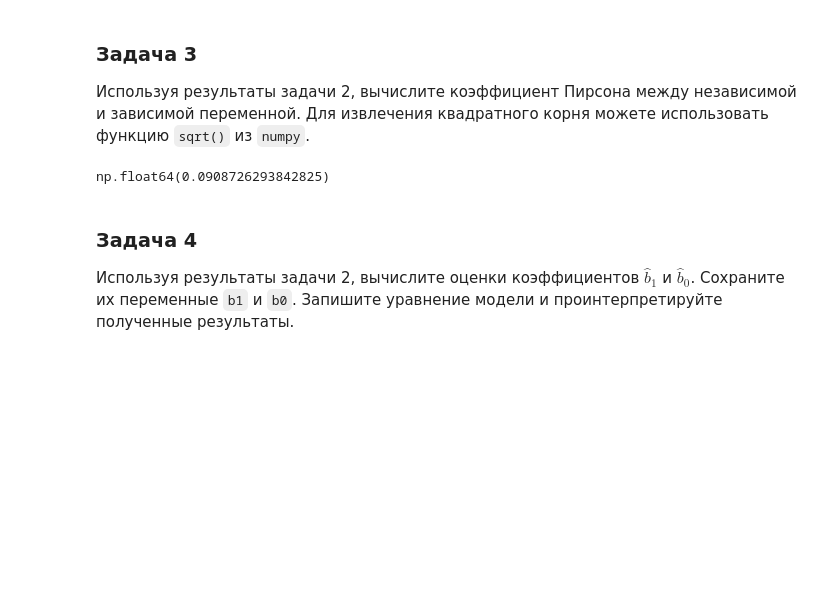
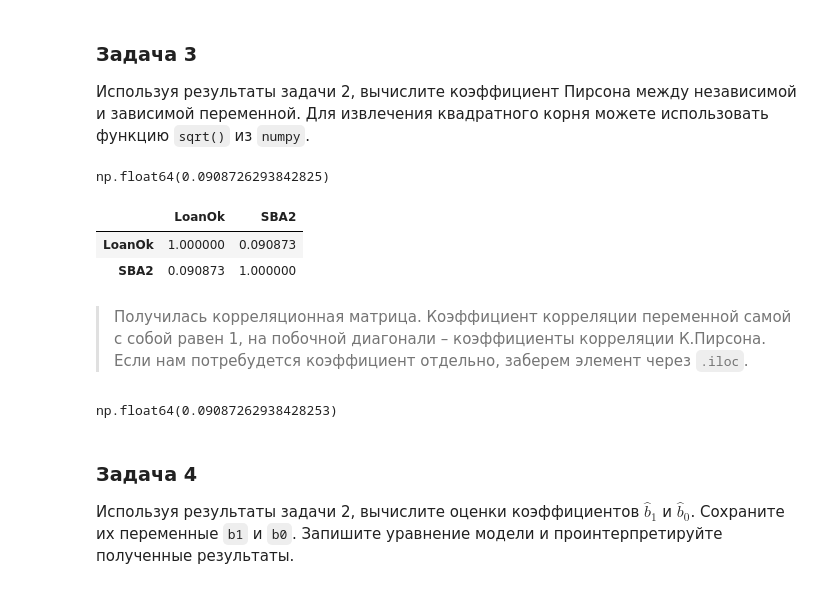
Before and after one commit to allatambov/PyReg26, a Jupyter notebook: practice02-solutions.ipynb, the cells around one changed output. Saved outputs shown, nothing was run; the diff lists cells and outputs as text; code cells hidden in the pictures; blank space fills up the shorter version.

```diff
--- a/practice02-solutions.ipynb
+++ b/practice02-solutions.ipynb
@@ -88,6 +88,21 @@ cov_xy = cov_matrix.iloc[0, 1]
 cov_xy / (np.sqrt(var_x) * np.sqrt(var_y))
 # %% [output]
 np.float64(0.0908726293842825)
+# %%
+# если бы считали не по формулам, могли бы применить
+# метод .corr() по аналогии с .cov() в задаче 2
+
+df[["LoanOk", "SBA2"]].corr()
+# %% [output]
+|  | LoanOk | SBA2 |
+| LoanOk | 1.000000 | 0.090873 |
+| SBA2 | 0.090873 | 1.000000 |
+# %% [markdown]
+> Получилась корреляционная матрица. Коэффициент корреляции переменной самой с собой равен 1, на побочной диагонали – коэффициенты корреляции К.Пирсона. Если нам потребудется коэффициент отдельно, заберем элемент через `.iloc`.
+# %%
+df[["LoanOk", "SBA2"]].corr().iloc[0, 1]
+# %% [output]
+np.float64(0.09087262938428253)
 # %% [markdown]
 ### Задача 4
 
```
